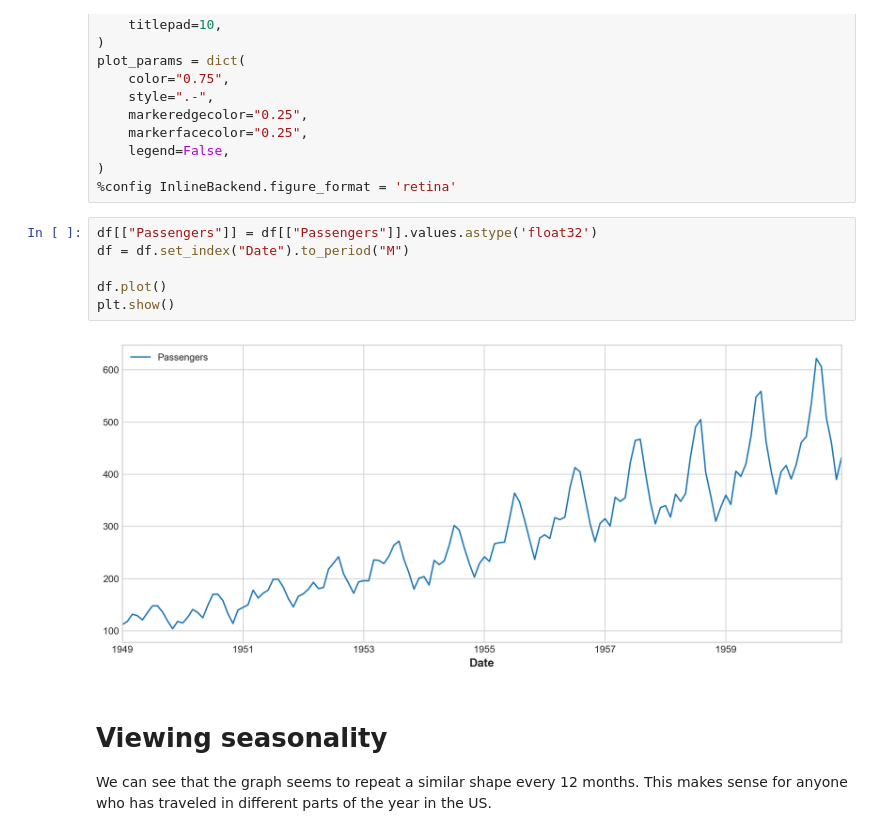
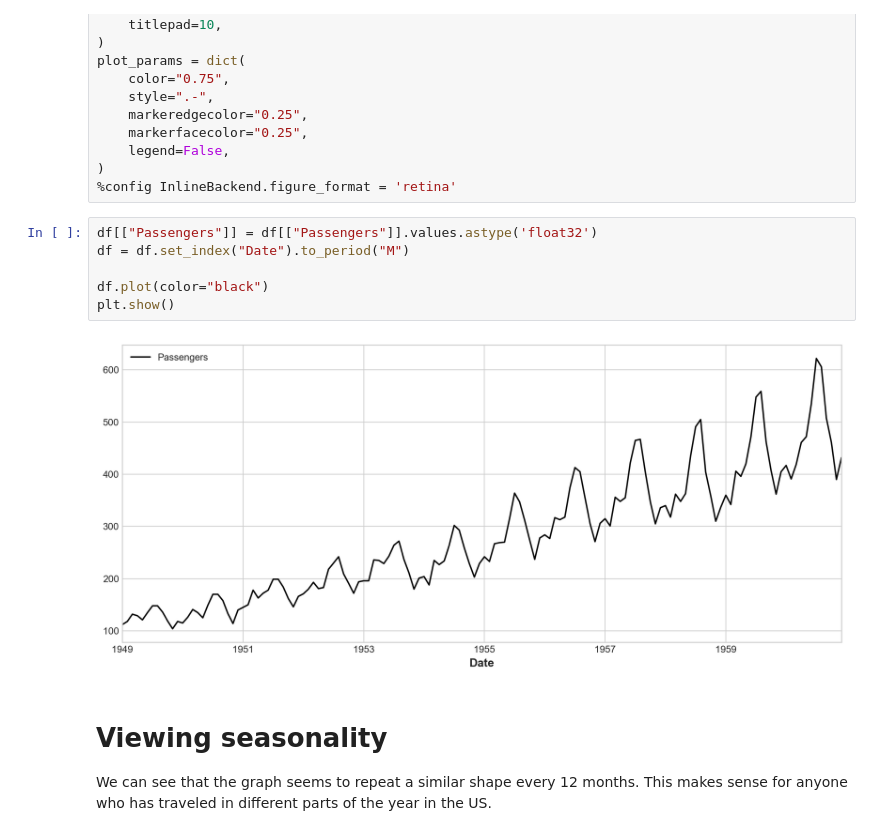
Before and after one commit to ccozad/ml-reference-designs, a Jupyter notebook: feature-engineering/choosing_fourier_features.ipynb, the cells around one changed output. Saved outputs shown, nothing was run; the diff lists cells and outputs as text.

Commit message:
Regenerate figures

```diff
--- a/feature-engineering/choosing_fourier_features.ipynb
+++ b/feature-engineering/choosing_fourier_features.ipynb
@@ -47,11 +47,11 @@ plot_params = dict(
 # %%
 df[["Passengers"]] = df[["Passengers"]].values.astype('float32')
 df = df.set_index("Date").to_period("M")
 
-df.plot()
+df.plot(color="black")
 plt.show()
 # %% [output]
-[figure, old version]
+[figure, new version]
 # %% [markdown]
 # Viewing seasonality
 
```
